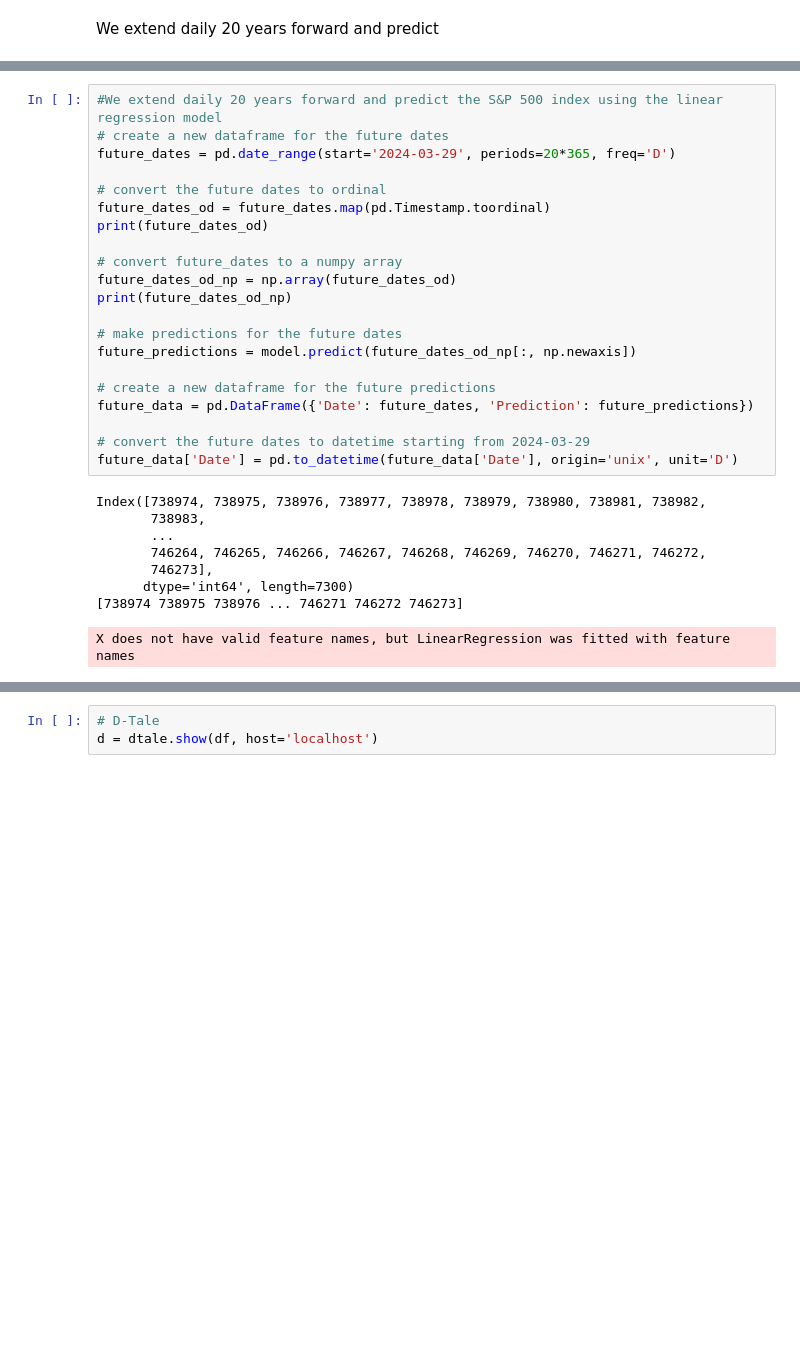
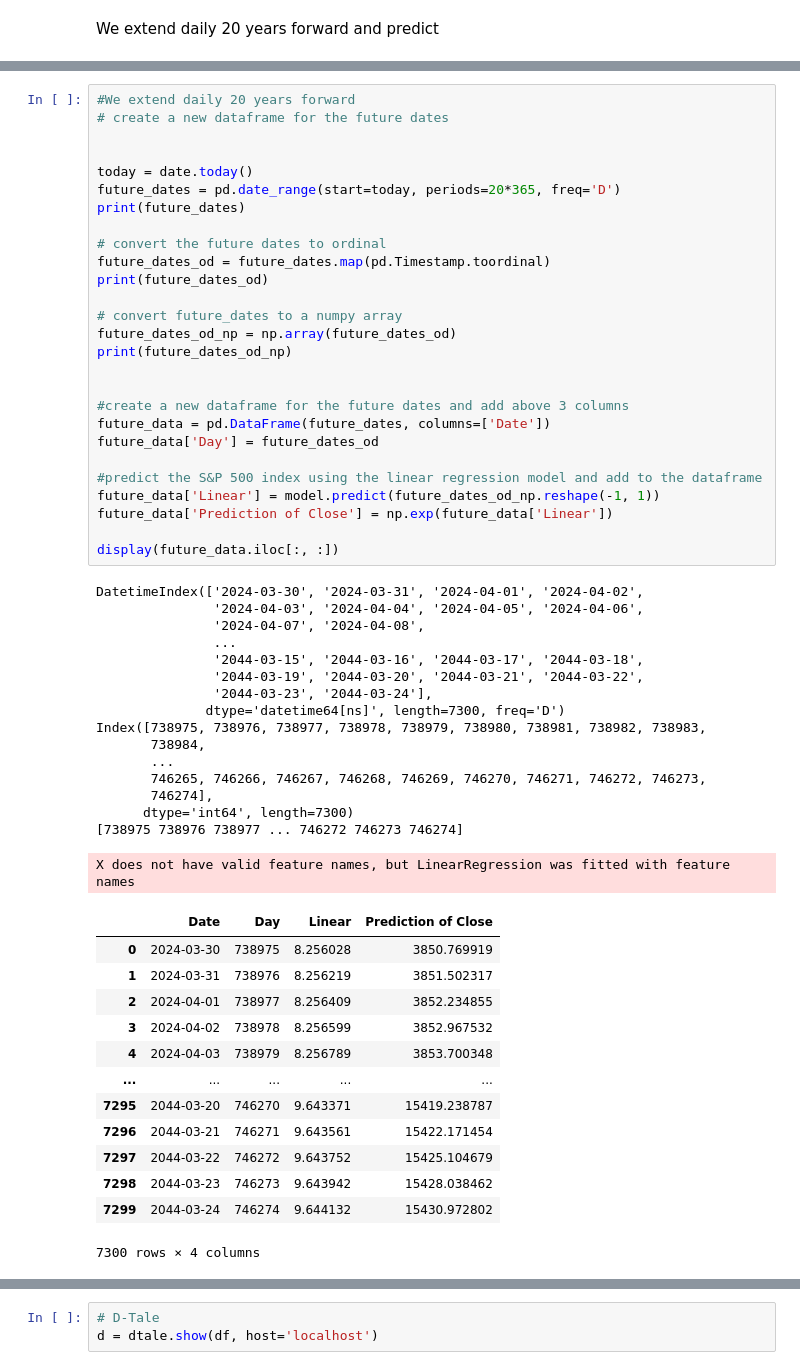
Before and after one commit to M-watermelon/Market-Site, a Jupyter notebook: yfincance_v03.ipynb, the cells around one changed output, grey strips where cells are left out. Drawn from its saved outputs; the diff is of its cells as text; blank space fills up the shorter version.

```diff
--- a/yfincance_v03.ipynb
+++ b/yfincance_v03.ipynb
@@ -243,30 +178,57 @@ data
 # %%
-#We extend daily 20 years forward and predict the S&P 500 index using the linear regression model
+#We extend daily 20 years forward
 # create a new dataframe for the future dates
-future_dates = pd.date_range(start='2024-03-29', periods=20*365, freq='D')
+
+
+today = date.today()
+future_dates = pd.date_range(start=today, periods=20*365, freq='D')
+print(future_dates)
 
 # convert the future dates to ordinal
 future_dates_od = future_dates.map(pd.Timestamp.toordinal)
 print(future_dates_od)
 
 # convert future_dates to a numpy array
 future_dates_od_np = np.array(future_dates_od)
 print(future_dates_od_np)
 
-# make predictions for the future dates
-future_predictions = model.predict(future_dates_od_np[:, np.newaxis])
 
-# create a new dataframe for the future predictions
-future_data = pd.DataFrame({'Date': future_dates, 'Prediction': future_predictions})
+#create a new dataframe for the future dates and add above 3 columns
+future_data = pd.DataFrame(future_dates, columns=['Date'])
+future_data['Day'] = future_dates_od
 
-# convert the future dates to datetime starting from 2024-03-29
-future_data['Date'] = pd.to_datetime(future_data['Date'], origin='unix', unit='D')
+#predict the S&P 500 index using the linear regression model and add to the dataframe
+future_data['Linear'] = model.predict(future_dates_od_np.reshape(-1, 1))
+future_data['Prediction of Close'] = np.exp(future_data['Linear'])
+
+display(future_data.iloc[:, :])
 # %% [output]
-Index([738974, 738975, 738976, 738977, 738978, 738979, 738980, 738981, 738982,
-       738983,
+DatetimeIndex(['2024-03-30', '2024-03-31', '2024-04-01', '2024-04-02',
+               '2024-04-03', '2024-04-04', '2024-04-05', '2024-04-06',
+               '2024-04-07', '2024-04-08',
+               ...
+               '2044-03-15', '2044-03-16', '2044-03-17', '2044-03-18',
+               '2044-03-19', '2044-03-20', '2044-03-21', '2044-03-22',
+               '2044-03-23', '2044-03-24'],
+              dtype='datetime64[ns]', length=7300, freq='D')
+Index([738975, 738976, 738977, 738978, 738979, 738980, 738981, 738982, 738983,
+       738984,
        ...
-       746264, 746265, 746266, 746267, 746268, 746269, 746270, 746271, 746272,
-       746273],
+       746265, 746266, 746267, 746268, 746269, 746270, 746271, 746272, 746273,
+       746274],
       dtype='int64', length=7300)
-[738974 738975 738976 ... 746271 746272 746273]
+[738975 738976 738977 ... 746272 746273 746274]
 X does not have valid feature names, but LinearRegression was fitted with feature names
+|  | Date | Day | Linear | Prediction of Close |
+| 0 | 2024-03-30 | 738975 | 8.256028 | 3850.769919 |
+| 1 | 2024-03-31 | 738976 | 8.256219 | 3851.502317 |
+| 2 | 2024-04-01 | 738977 | 8.256409 | 3852.234855 |
+| 3 | 2024-04-02 | 738978 | 8.256599 | 3852.967532 |
+| 4 | 2024-04-03 | 738979 | 8.256789 | 3853.700348 |
+| ... | ... | ... | ... | ... |
+| 7295 | 2044-03-20 | 746270 | 9.643371 | 15419.238787 |
+| 7296 | 2044-03-21 | 746271 | 9.643561 | 15422.171454 |
+| 7297 | 2044-03-22 | 746272 | 9.643752 | 15425.104679 |
+| 7298 | 2044-03-23 | 746273 | 9.643942 | 15428.038462 |
+| 7299 | 2044-03-24 | 746274 | 9.644132 | 15430.972802 |
+7300 rows × 4 columns
```
Also changed, not shown: parts of 17 cells of this notebook.
